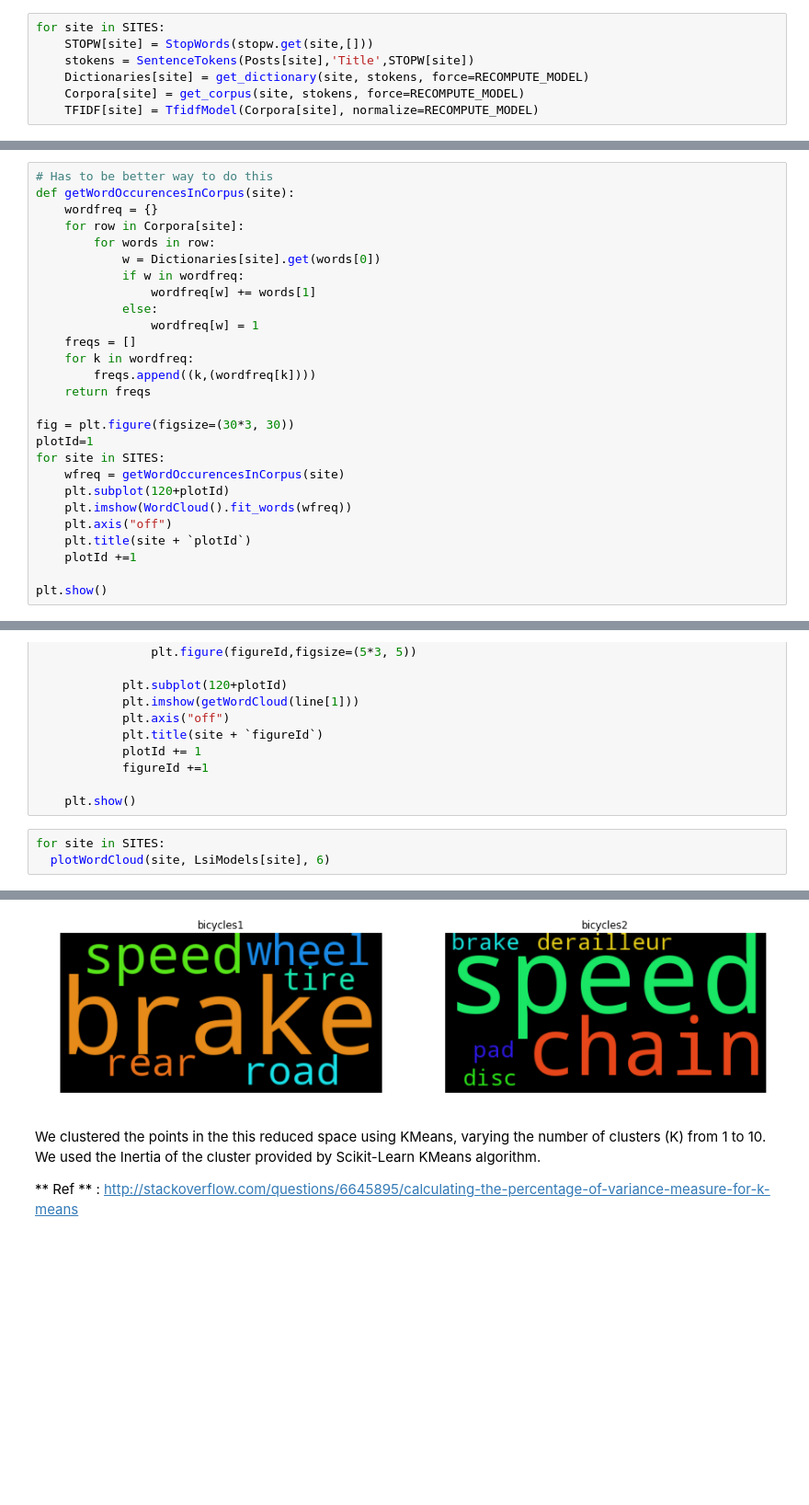
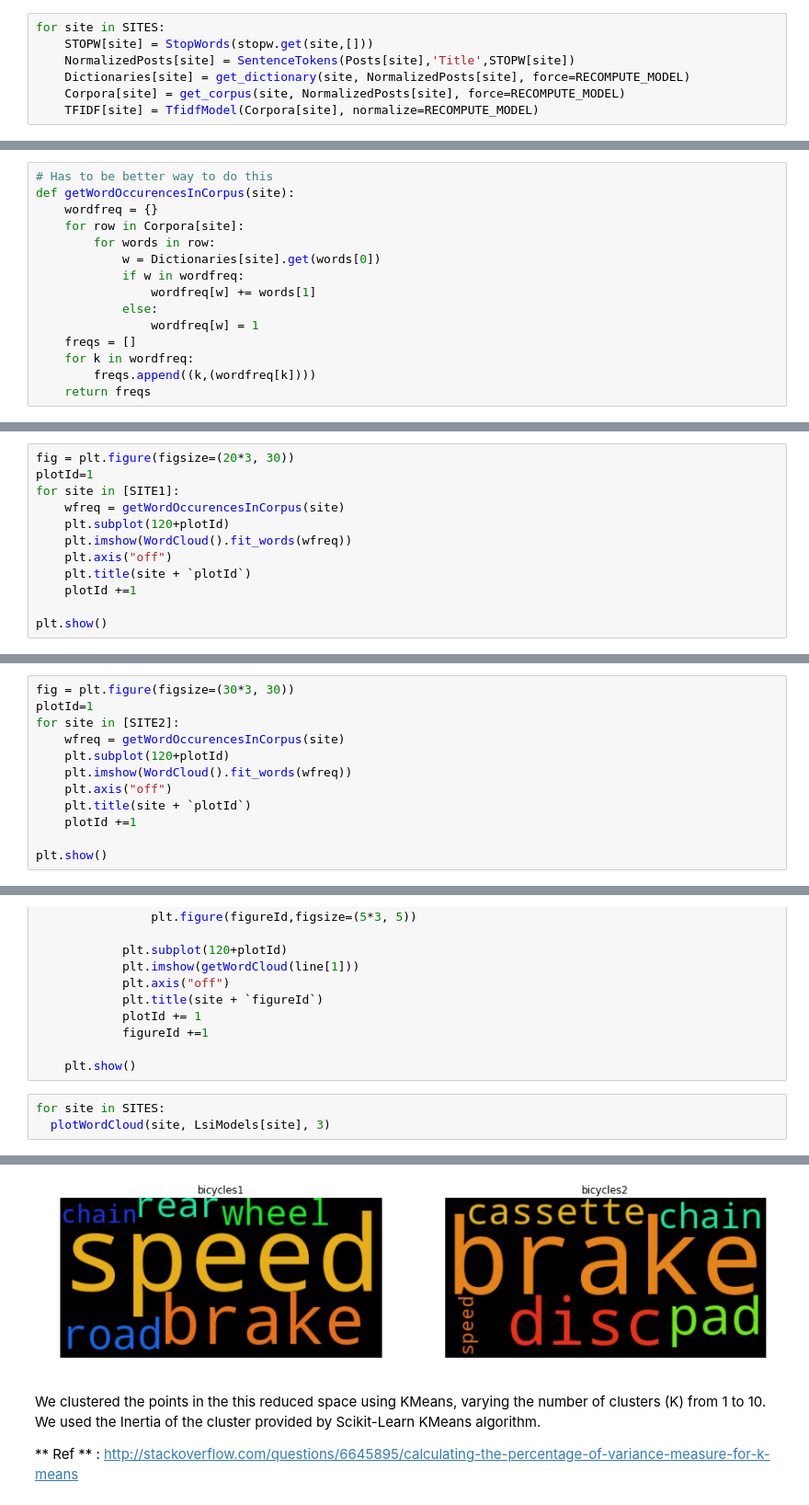
Before and after one commit to dhruvaray/soml, a Jupyter notebook: index.ipynb, the cells around one changed output, grey strips where cells are left out. Shown at 92% size. Drawn from its saved outputs; the diff is of its cells as text; blank space fills up the shorter version.

```diff
--- a/index.ipynb
+++ b/index.ipynb
@@ -270,7 +278,7 @@ def get_corpus(site, posts, force=False):
 # %%
 for site in SITES:
     STOPW[site] = StopWords(stopw.get(site,[]))
-    stokens = SentenceTokens(Posts[site],'Title',STOPW[site])
-    Dictionaries[site] = get_dictionary(site, stokens, force=RECOMPUTE_MODEL)
-    Corpora[site] = get_corpus(site, stokens, force=RECOMPUTE_MODEL)
+    NormalizedPosts[site] = SentenceTokens(Posts[site],'Title',STOPW[site])
+    Dictionaries[site] = get_dictionary(site, NormalizedPosts[site], force=RECOMPUTE_MODEL)
+    Corpora[site] = get_corpus(site, NormalizedPosts[site], force=RECOMPUTE_MODEL)
     TFIDF[site] = TfidfModel(Corpora[site], normalize=RECOMPUTE_MODEL)
@@ -292,15 +297,3 @@ def getWordOccurencesInCorpus(site):
     for k in wordfreq:
         freqs.append((k,(wordfreq[k])))
     return freqs
-
-fig = plt.figure(figsize=(30*3, 30))
-plotId=1
-for site in SITES:
-    wfreq = getWordOccurencesInCorpus(site)
-    plt.subplot(120+plotId)
-    plt.imshow(WordCloud().fit_words(wfreq))
-    plt.axis("off")
-    plt.title(site + `plotId`)
-    plotId +=1
-
-plt.show()
@@ -308,0 +300,12 @@ plt.show()
+# %%
+fig = plt.figure(figsize=(20*3, 30))
+plotId=1
+for site in [SITE1]:
+    wfreq = getWordOccurencesInCorpus(site)
+    plt.subplot(120+plotId)
+    plt.imshow(WordCloud().fit_words(wfreq))
+    plt.axis("off")
+    plt.title(site + `plotId`)
+    plotId +=1
+
+plt.show()
@@ -308,0 +314,12 @@ plt.show()
+# %%
+fig = plt.figure(figsize=(30*3, 30))
+plotId=1
+for site in [SITE2]:
+    wfreq = getWordOccurencesInCorpus(site)
+    plt.subplot(120+plotId)
+    plt.imshow(WordCloud().fit_words(wfreq))
+    plt.axis("off")
+    plt.title(site + `plotId`)
+    plotId +=1
+
+plt.show()
@@ -364,5 +383,5 @@ def plotWordCloud(site, model, num_topics = None, num_words=6):
     plt.show()
 # %%
 for site in SITES:
-  plotWordCloud(site, LsiModels[site], 6)
+  plotWordCloud(site, LsiModels[site], 3)
 # %% [output]
@@ -370,4 +389,4 @@ for site in SITES:
-[figure, old version]
+[figure, new version]
 # %% [markdown]
 We clustered the points in the this reduced space using KMeans, varying the number of clusters (K) from 1 to 10.
 We used the Inertia of the cluster provided by Scikit-Learn KMeans algorithm.
```
Also changed, not shown: parts of 26 cells of this notebook.
